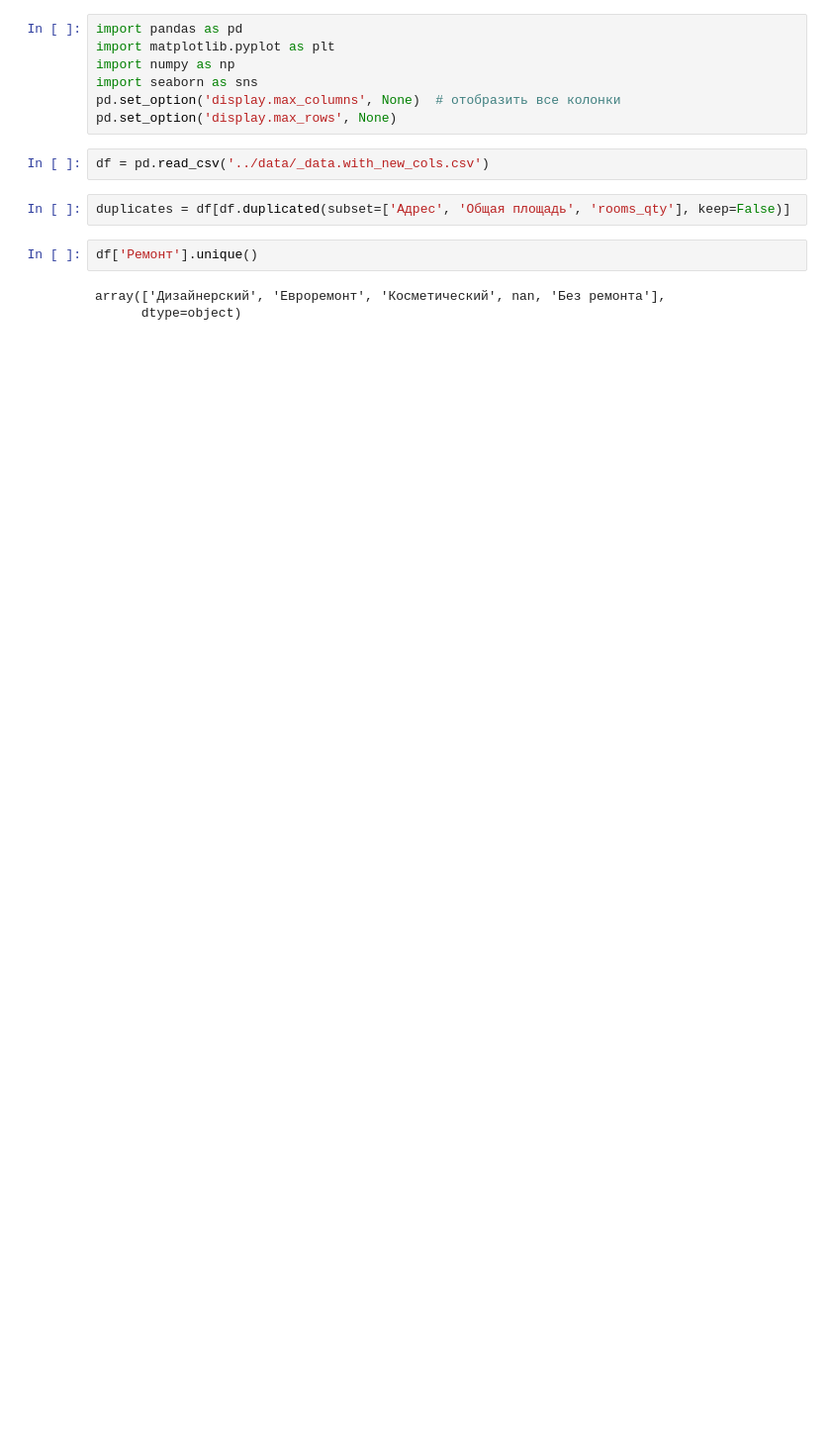
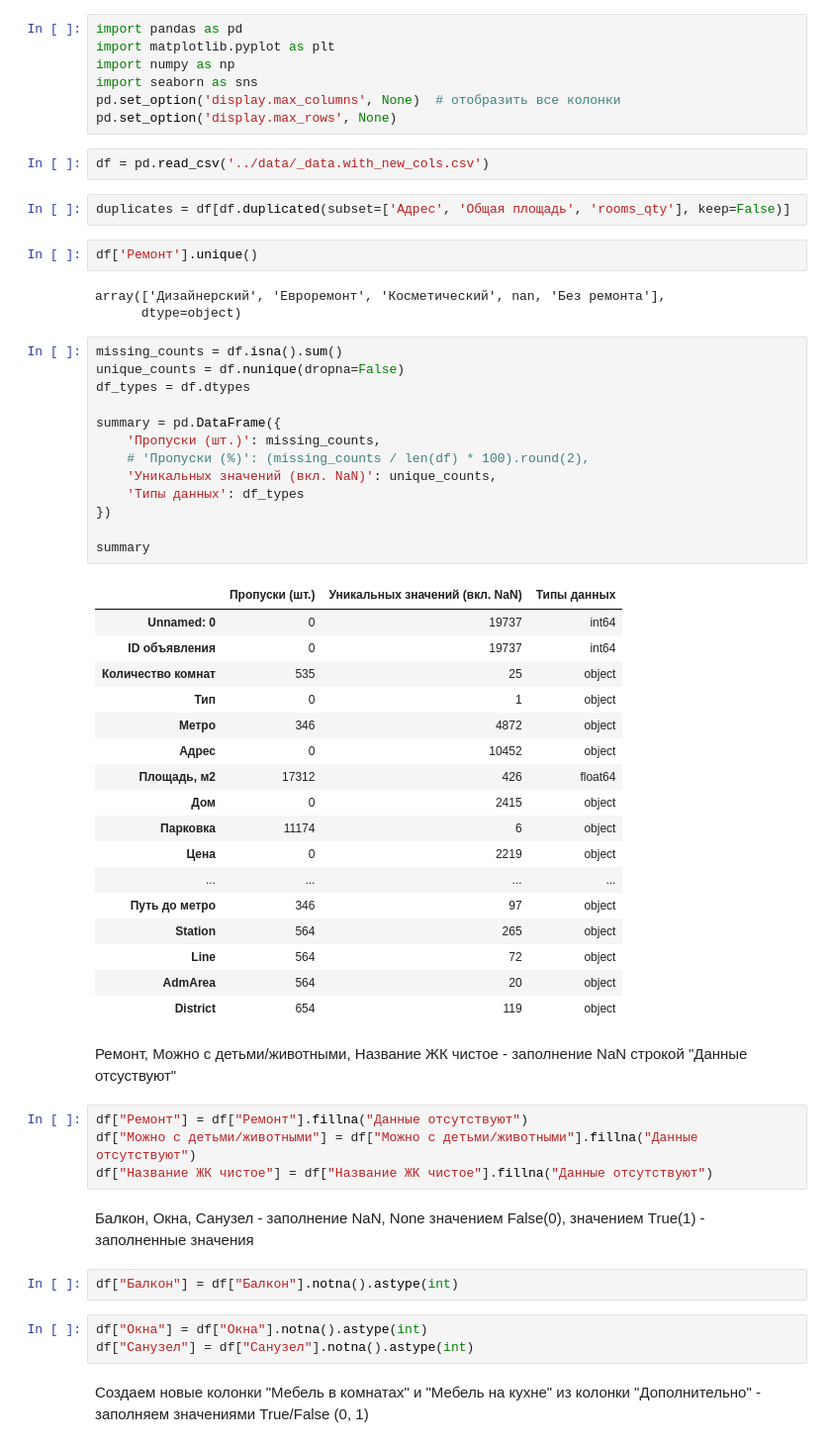
Before and after one commit to Comets-Group2/rent_real_estate_gr2, a Jupyter notebook: notebooks/_data.preprocessing.ipynb, the cells around one changed output. Shown at 99% size. Drawn from its saved outputs; the diff is of its cells as text; blank space fills up the shorter version.

```diff
--- a/notebooks/_data.preprocessing.ipynb
+++ b/notebooks/_data.preprocessing.ipynb
@@ -14,3 +14,49 @@ df['Ремонт'].unique()
 # %% [output]
 array(['Дизайнерский', 'Евроремонт', 'Косметический', nan, 'Без ремонта'],
       dtype=object)
+# %%
+missing_counts = df.isna().sum()
+unique_counts = df.nunique(dropna=False)
+df_types = df.dtypes
+
+summary = pd.DataFrame({
+    'Пропуски (шт.)': missing_counts,
+    # 'Пропуски (%)': (missing_counts / len(df) * 100).round(2),
+    'Уникальных значений (вкл. NaN)': unique_counts,
+    'Типы данных': df_types
+})
+
+summary
+# %% [output]
+|  | Пропуски (шт.) | Уникальных значений (вкл. NaN) | Типы данных |
+| Unnamed: 0 | 0 | 19737 | int64 |
+| ID объявления | 0 | 19737 | int64 |
+| Количество комнат | 535 | 25 | object |
+| Тип | 0 | 1 | object |
+| Метро | 346 | 4872 | object |
+| Адрес | 0 | 10452 | object |
+| Площадь, м2 | 17312 | 426 | float64 |
+| Дом | 0 | 2415 | object |
+| Парковка | 11174 | 6 | object |
+| Цена | 0 | 2219 | object |
+| ... | ... | ... | ... |
+| Путь до метро | 346 | 97 | object |
+| Station | 564 | 265 | object |
+| Line | 564 | 72 | object |
+| AdmArea | 564 | 20 | object |
+| District | 654 | 119 | object |
+# %% [markdown]
+Ремонт, Можно с детьми/животными, Название ЖК чистое - заполнение NaN строкой "Данные отсуствуют"
+# %%
+df["Ремонт"] = df["Ремонт"].fillna("Данные отсутствуют")
+df["Можно с детьми/животными"] = df["Можно с детьми/животными"].fillna("Данные отсутствуют")
+df["Название ЖК чистое"] = df["Название ЖК чистое"].fillna("Данные отсутствуют")
+# %% [markdown]
+Балкон, Окна, Санузел - заполнение NaN, None значением False(0), значением True(1) - заполненные значения
+# %%
+df["Балкон"] = df["Балкон"].notna().astype(int)
+# %%
+df["Окна"] = df["Окна"].notna().astype(int)
+df["Санузел"] = df["Санузел"].notna().astype(int)
+# %% [markdown]
+Создаем новые колонки "Мебель в комнатax" и "Мебель на кухне" из колонки "Дополнительно" - заполняем значениями True/False (0, 1)
```
Also changed, not shown: parts of 2 cells of this notebook.
